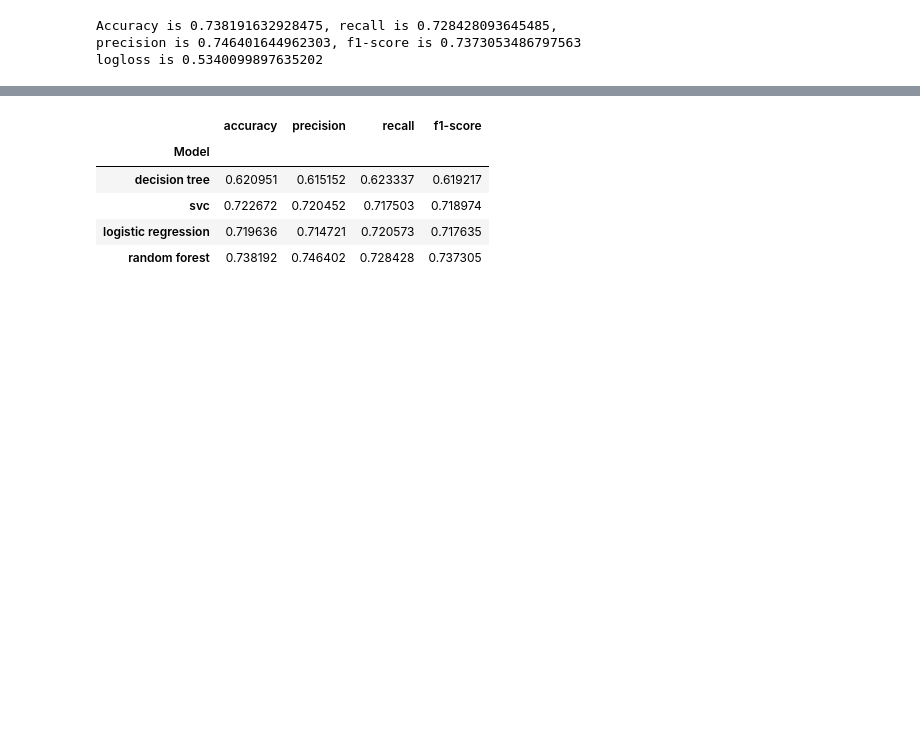
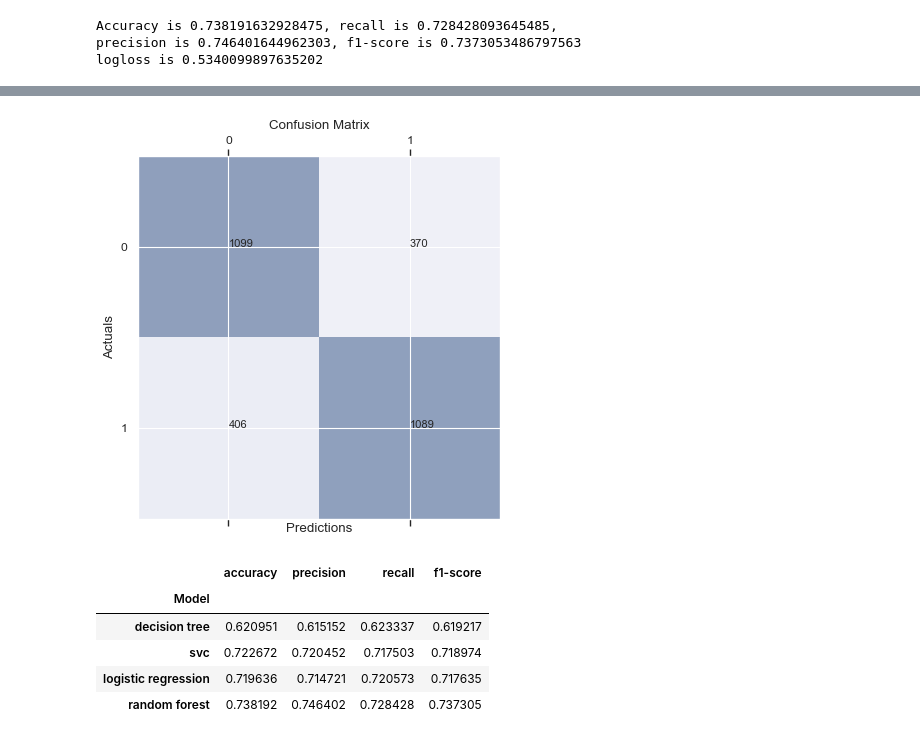
Before and after one commit to COGS118A/Group034-Sp22, a Jupyter notebook: FinalProject_group034.ipynb, the cells around one changed output, grey strips where cells are left out. Cells and saved outputs as stored; diff of their text form; code cells hidden in the pictures; blank space fills up the shorter version.

```diff
--- a/FinalProject_group034.ipynb
+++ b/FinalProject_group034.ipynb
@@ -740,3 +790,17 @@ logloss is 0.5340099897635202
+# %%
+met = metrics.confusion_matrix(y_test, y_pred)
+fig, ax = plt.subplots(figsize=(8, 6), dpi=80)
+ax.matshow(met, cmap=plt.cm.Blues,alpha = 0.4)
+for i in range(met.shape[0]):
+    for j in range(met.shape[1]):
+        ax.text(x=j, y=i,s=met[i, j])
+
+plt.xlabel('Predictions')
+plt.ylabel('Actuals')
+plt.title('Confusion Matrix')
+plt.show()
+# %% [output]
+[figure, added]
 # %%
 res['accuracy'].append(acc)
 res['recall'].append(recall)
```
Also changed, not shown: parts of 5 cells of this notebook.
